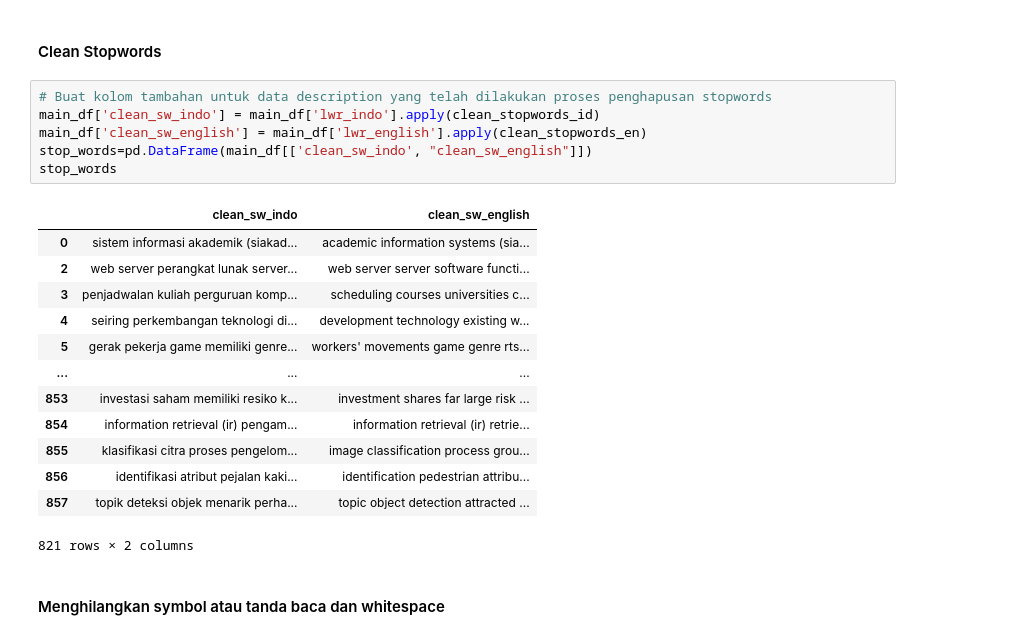
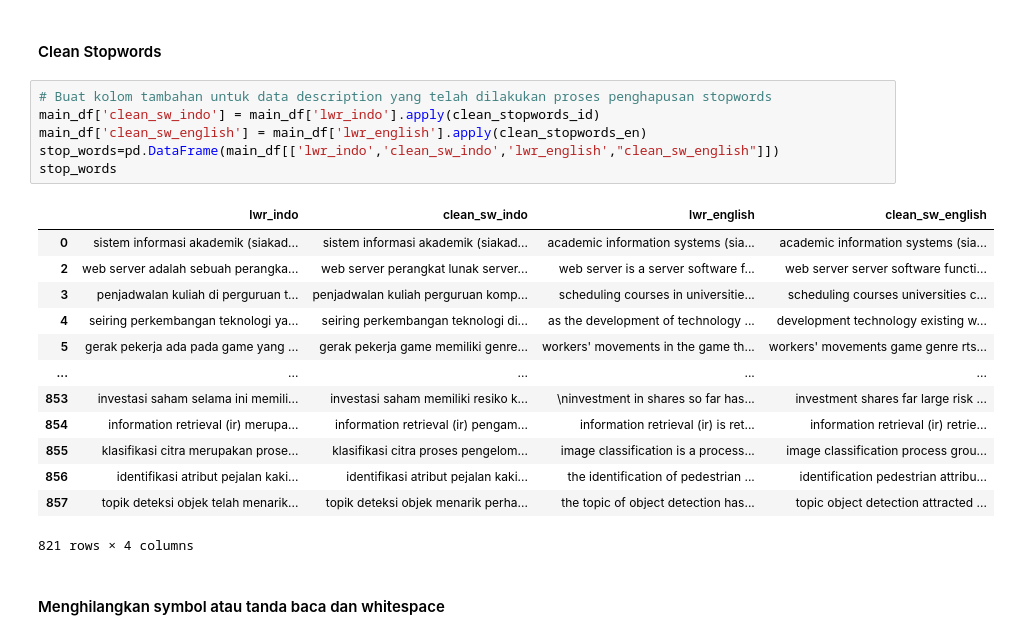
Before and after one commit to willyChairullah/PPW, a Jupyter notebook: _sources/task/task4/index.ipynb, the cells around one changed output. Drawn from its saved outputs; the diff is of its cells as text.

```diff
--- a/_sources/task/task4/index.ipynb
+++ b/_sources/task/task4/index.ipynb
@@ -210,23 +210,23 @@ casefolding
 # %%
 # Buat kolom tambahan untuk data description yang telah dilakukan proses penghapusan stopwords
 main_df['clean_sw_indo'] = main_df['lwr_indo'].apply(clean_stopwords_id)
 main_df['clean_sw_english'] = main_df['lwr_english'].apply(clean_stopwords_en)
-stop_words=pd.DataFrame(main_df[['clean_sw_indo', "clean_sw_english"]])
+stop_words=pd.DataFrame(main_df[['lwr_indo','clean_sw_indo','lwr_english',"clean_sw_english"]])
 stop_words
 # %% [output]
-|  | clean_sw_indo | clean_sw_english |
-| 0 | sistem informasi akademik (siakad... | academic information systems (sia... |
-| 2 | web server perangkat lunak server... | web server server software functi... |
-| 3 | penjadwalan kuliah perguruan komp... | scheduling courses universities c... |
-| 4 | seiring perkembangan teknologi di... | development technology existing w... |
-| 5 | gerak pekerja game memiliki genre... | workers' movements game genre rts... |
-| ... | ... | ... |
-| 853 | investasi saham memiliki resiko k... | investment shares far large risk ... |
-| 854 | information retrieval (ir) pengam... | information retrieval (ir) retrie... |
-| 855 | klasifikasi citra proses pengelom... | image classification process grou... |
-| 856 | identifikasi atribut pejalan kaki... | identification pedestrian attribu... |
-| 857 | topik deteksi objek menarik perha... | topic object detection attracted ... |
+|  | lwr_indo | clean_sw_indo | lwr_english | clean_sw_english |
+| 0 | sistem informasi akademik (siakad... | sistem informasi akademik (siakad... | academic information systems (sia... | academic information systems (sia... |
+| 2 | web server adalah sebuah perangka... | web server perangkat lunak server... | web server is a server software f... | web server server software functi... |
+| 3 | penjadwalan kuliah di perguruan t... | penjadwalan kuliah perguruan komp... | scheduling courses in universitie... | scheduling courses universities c... |
+| 4 | seiring perkembangan teknologi ya... | seiring perkembangan teknologi di... | as the development of technology ... | development technology existing w... |
+| 5 | gerak pekerja ada pada game yang ... | gerak pekerja game memiliki genre... | workers' movements in the game th... | workers' movements game genre rts... |
+| ... | ... | ... | ... | ... |
+| 853 | investasi saham selama ini memili... | investasi saham memiliki resiko k... | \ninvestment in shares so far has... | investment shares far large risk ... |
+| 854 | information retrieval (ir) merupa... | information retrieval (ir) pengam... | information retrieval (ir) is ret... | information retrieval (ir) retrie... |
+| 855 | klasifikasi citra merupakan prose... | klasifikasi citra proses pengelom... | image classification is a process... | image classification process grou... |
+| 856 | identifikasi atribut pejalan kaki... | identifikasi atribut pejalan kaki... | the identification of pedestrian ... | identification pedestrian attribu... |
+| 857 | topik deteksi objek telah menarik... | topik deteksi objek menarik perha... | the topic of object detection has... | topic object detection attracted ... |
-821 rows × 2 columns
+821 rows × 4 columns
 # %% [markdown]
 #### Menghilangkan symbol atau tanda baca dan whitespace
 # %%
```
Also changed, not shown: parts of 20 cells of this notebook, 2 other files.
